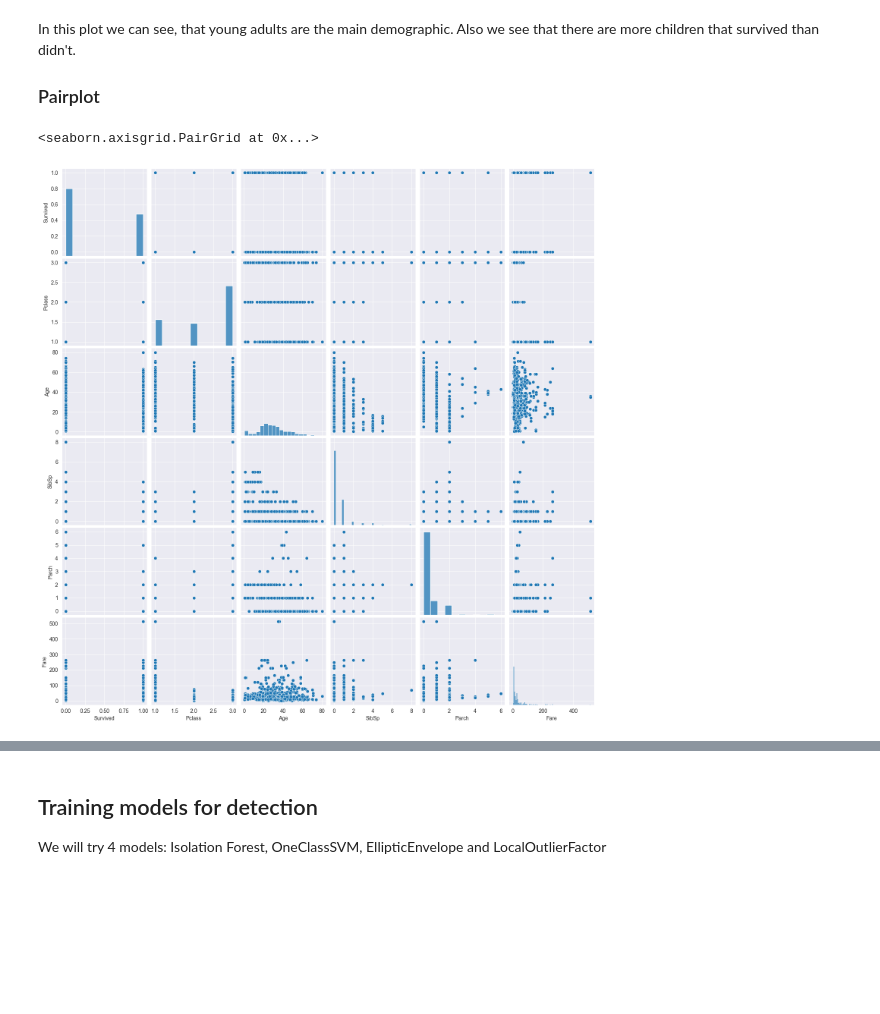
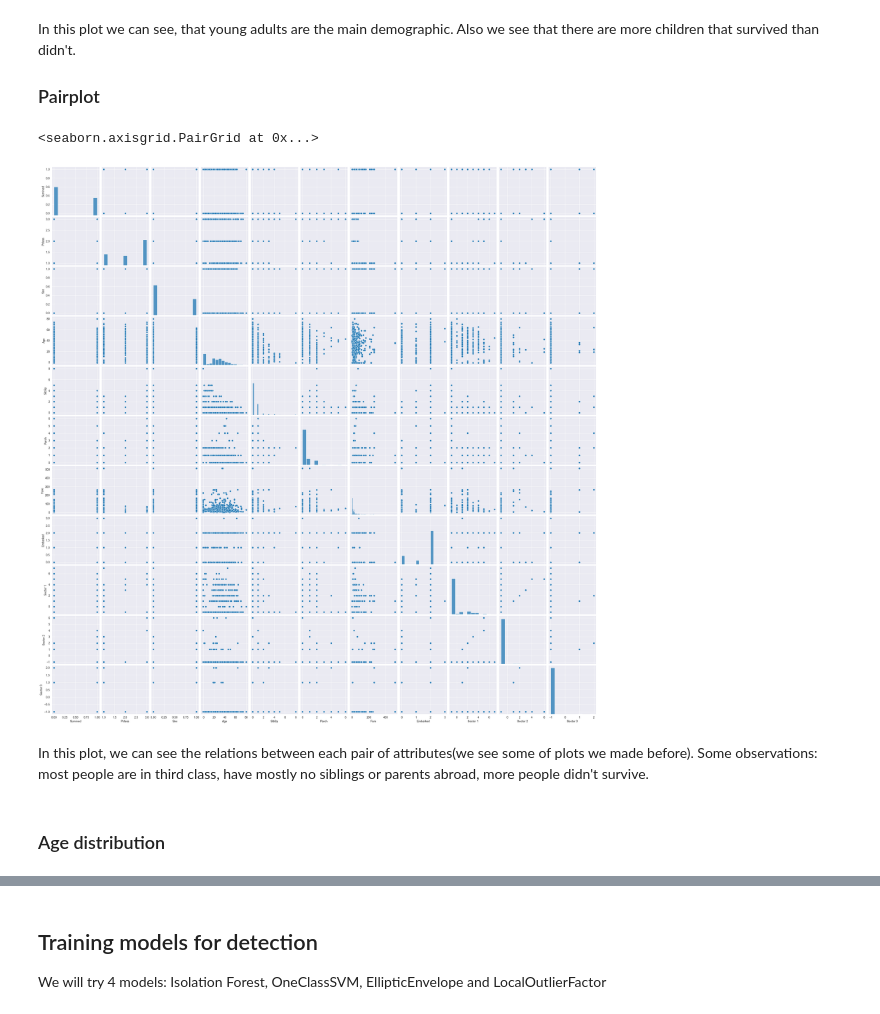
Before and after one commit to ooctavian/sigmoid-tasks, a Jupyter notebook: 08 Data Visualization & Outlier Detection & Feature Engineering/main.ipynb, the cells around one changed output, grey strips where cells are left out. Drawn from its saved outputs; the diff is of its cells as text; code cells hidden in the pictures; blank space fills up the shorter version.

```diff
--- a/08 Data Visualization & Outlier Detection & Feature Engineering/main.ipynb
+++ b/08 Data Visualization & Outlier Detection & Feature Engineering/main.ipynb
@@ -113,5 +123,4 @@ As we see, passenger id, name and ticket number, we neither can encode them nor
 df = df.drop('Name', axis=1)
 df = df.drop('PassengerId', axis=1)
 df = df.drop('Ticket', axis=1)
-df = df.drop('Cabin', axis=1)
 # %% [markdown]
@@ -119,8 +128,8 @@ Sex and Embarked should be encoded with OneHotEncoder and LabelEncoder, respecti
 # %%
 one_hot_encoder = OneHotEncoder()
 encoded = one_hot_encoder.fit_transform(df[['Sex']])
-gender_encoded = pd.DataFrame(encoded.toarray(), columns=one_hot_encoder.get_feature_names_out(['Sex']))
-df = pd.concat([df.drop(columns=['Sex']), gender_encoded], axis=1)
+categories = one_hot_encoder.categories_[0]
+df['Sex'] = encoded[:, 0].toarray().flatten()
 label_encoder = LabelEncoder()
 df['Embarked'] = label_encoder.fit_transform(df['Embarked'])
 df.head()
@@ -133,0 +239,3 @@ df.head()
+# %%
+df.fillna(-1, inplace=True)
+df.columns
@@ -176,7 +289,11 @@ sns.violinplot(data=df, x='Survived', y='Age')
 In this plot we can see, that young adults are the main demographic. Also we see that there are more children that survived than didn't.
 ### Pairplot
 # %%
-sns.pairplot(data=df, vars=['Survived', 'Pclass', 'Age', 'SibSp', 'Parch', 'Fare'])
+sns.pairplot(data=df)
 # %% [output]
 <seaborn.axisgrid.PairGrid at 0x...>
-[figure, old version]
+[figure, new version]
+# %% [markdown]
+In this plot, we can see the relations between each pair of attributes(we see some of plots we made before). Some observations: most people are in third class, have mostly no siblings or parents abroad, more people didn't survive.
+# %% [markdown]
+### Age distribution
```
Also changed, not shown: parts of 41 cells of this notebook, 3 other files.
